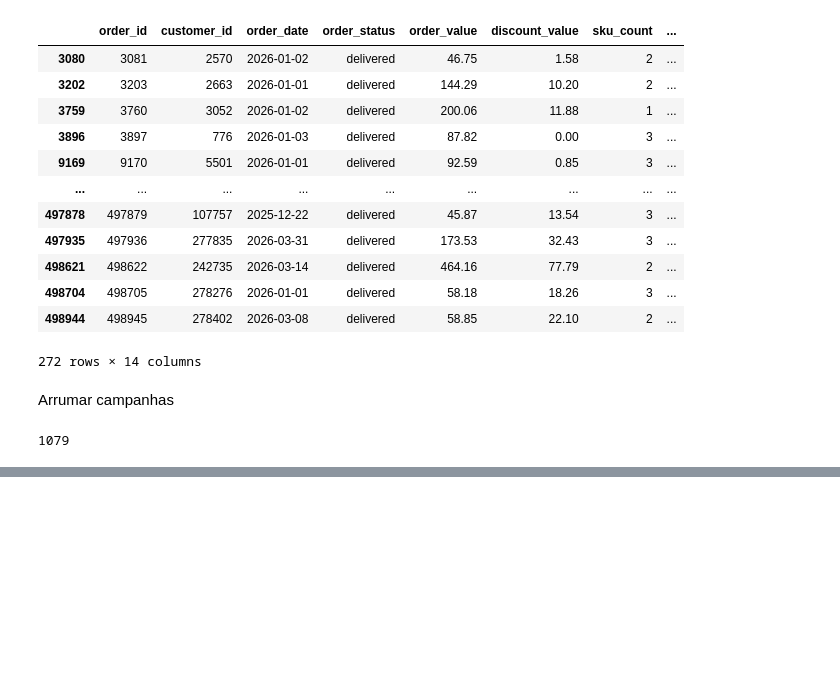
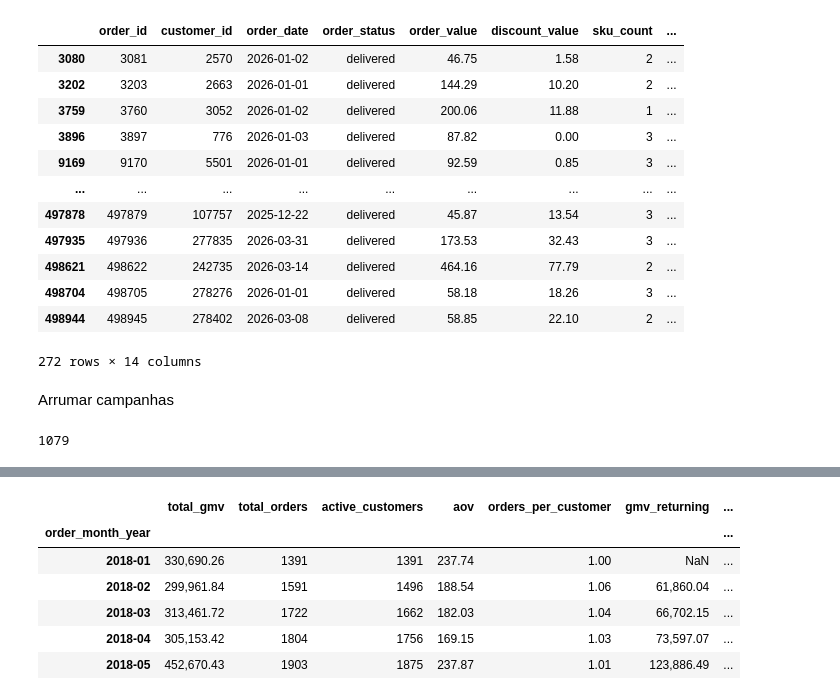
Before and after one commit to rocketseat-education/data-analytics, a Jupyter notebook: python_desafio_shoply/desafio_de_dados_shoply.ipynb, the cells around one changed output, grey strips where cells are left out. Drawn from its saved outputs; the diff is of its cells as text; code cells hidden in the pictures; blank space fills up the shorter version.

```diff
--- a/python_desafio_shoply/desafio_de_dados_shoply.ipynb
+++ b/python_desafio_shoply/desafio_de_dados_shoply.ipynb
@@ -381,0 +450,6 @@ orders["campaign_id"] = (
+# %%
+# Dias desde a última compra antes da compra atual
+orders["prev_order_date"] = orders.groupby("customer_id")["order_date"].shift(1) # Data do pedido anterior do mesmo cliente
+orders["days_since_last_order_before_purchase"] = (
+    orders["order_date"] - orders["prev_order_date"]
+).dt.days
@@ -381,0 +466,6 @@ orders["campaign_id"] = (
+# %%
+# Identificar "novos" vs "recorrentes"
+
+# Um cliente é "novo" se essa order é a primeira dele na série
+orders = orders.sort_values(["customer_id", "order_date"])
+orders["is_new_customer_period"] = orders["prev_order_date"].isna()
@@ -381,0 +508,22 @@ orders["campaign_id"] = (
+# %%
+# Base auxiliar de infos pdiferenciando novos clientes de antigos
+seg = (
+    orders.groupby(["order_month_year", "is_new_customer_period"])
+    .agg(
+        gmv=("order_value", "sum"),
+        orders=("order_id", "nunique"),
+        customers=("customer_id", "nunique"),
+    )
+    .reset_index()
+)
+
+# Pivot para ficar legível
+seg = seg.pivot(
+    index="order_month_year",
+    columns="is_new_customer_period",
+    values=["gmv", "orders", "customers"]
+)
+
+seg.columns = [
+    f"{metric}_{'new' if flag else 'returning'}"
+    for metric, flag in seg.columns]
@@ -381,0 +548,10 @@ orders["campaign_id"] = (
+# %%
+diagnostic.head()
+# %% [output]
+|  | total_gmv | total_orders | active_customers | aov | orders_per_customer | gmv_returning | ... |
+| order_month_year |  |  |  |  |  |  | ... |
+| 2018-01 | 330,690.26 | 1391 | 1391 | 237.74 | 1.00 | NaN | ... |
+| 2018-02 | 299,961.84 | 1591 | 1496 | 188.54 | 1.06 | 61,860.04 | ... |
+| 2018-03 | 313,461.72 | 1722 | 1662 | 182.03 | 1.04 | 66,702.15 | ... |
+| 2018-04 | 305,153.42 | 1804 | 1756 | 169.15 | 1.03 | 73,597.07 | ... |
+| 2018-05 | 452,670.43 | 1903 | 1875 | 237.87 | 1.01 | 123,886.49 | ... |
```
Also changed, not shown: parts of 125 cells of this notebook.
